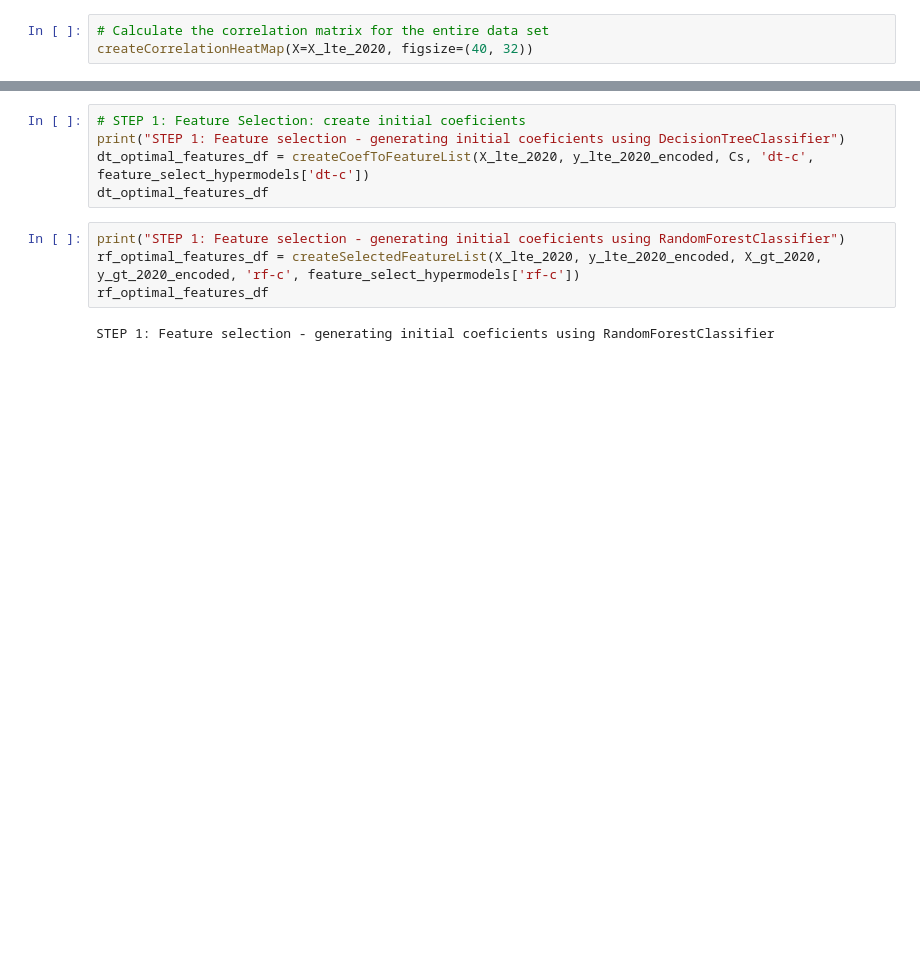
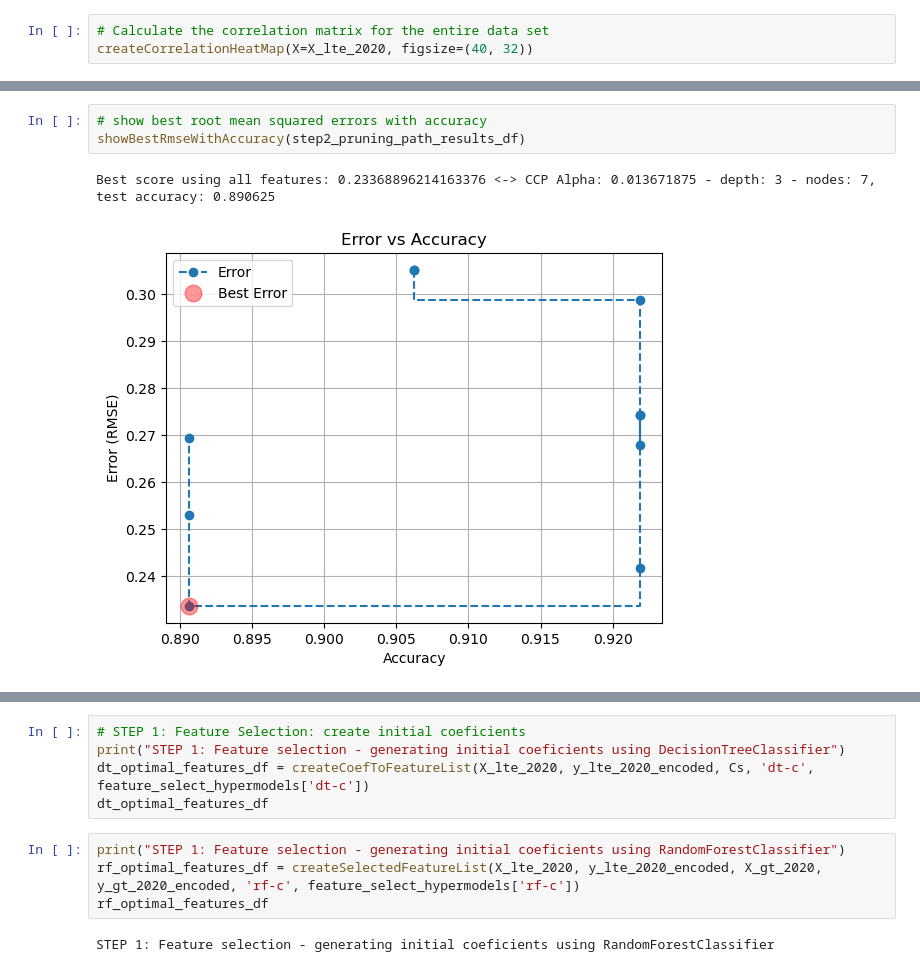
Before and after one commit to codemonkey1101/ucb-mlai-capstone, a Jupyter notebook: feature_evaluation.ipynb, the cells around one changed output, grey strips where cells are left out. Drawn from its saved outputs; the diff is of its cells as text; blank space fills up the shorter version.

```diff
--- a/feature_evaluation.ipynb
+++ b/feature_evaluation.ipynb
@@ -473,0 +524,6 @@ def createSelectedFeatureList(X_train, y_train, X_test, y_test, model_name, mode
+# %%
+# show best root mean squared errors with accuracy
+showBestRmseWithAccuracy(step2_pruning_path_results_df)
+# %% [output]
+Best score using all features: 0.23368896214163376 <-> CCP Alpha: 0.013671875 - depth: 3 - nodes: 7, test accuracy: 0.890625
+[figure, added]
```
Also changed, not shown: parts of 11 cells of this notebook, 6 other files.
